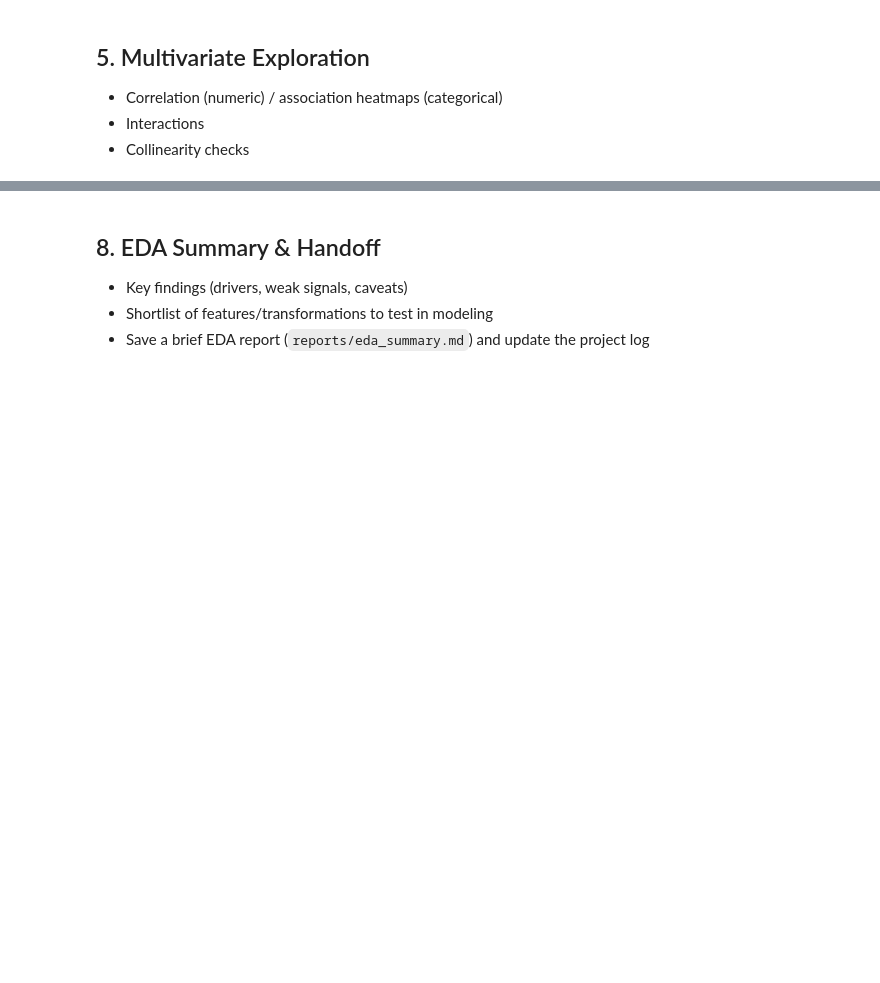
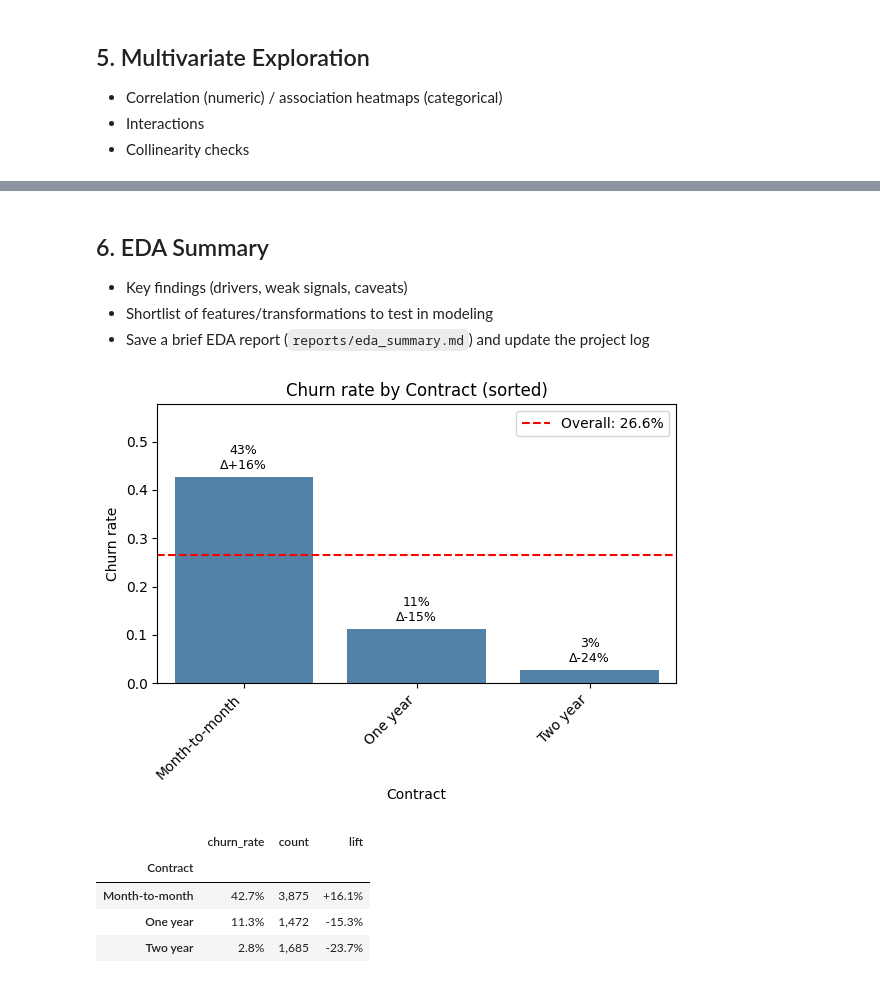
Before and after one commit to amschiltz/springboard_projects, a Jupyter notebook: Capstone_2/notebooks/02_telco_churn_eda_ams.ipynb, the cells around one changed output, grey strips where cells are left out. Cells and saved outputs as stored; diff of their text form; code cells hidden in the pictures; blank space fills up the shorter version.

```diff
--- a/Capstone_2/notebooks/02_telco_churn_eda_ams.ipynb
+++ b/Capstone_2/notebooks/02_telco_churn_eda_ams.ipynb
@@ -695,5 +587,61 @@ assoc_matrix = associations(telco_clean[categorical_vars],
 # %% [markdown]
-## 8. EDA Summary & Handoff
+## 6. EDA Summary
 - Key findings (drivers, weak signals, caveats)
 - Shortlist of features/transformations to test in modeling
 - Save a brief EDA report (`reports/eda_summary.md`) and update the project log
+# %%
+# Sorted churn-rate bar chart for a categorical feature (with baseline and lift)
+from IPython.display import display
+
+# Recompute baseline here for safety
+overall_churn_rate = telco_clean['Churn'].eq('Yes').mean()
+
+def plot_churn_rate_bar(col: str, annotate: bool = True):
+    """
+    Plot churn rate by category for the given column, sorted descending,
+    with a horizontal line at the overall churn rate and optional lift annotations.
+    Also prints a compact table with churn_rate, count, and lift.
+    """
+    # Basic checks
+    if col not in telco_clean.columns:
+        raise ValueError(f"Column '{col}' not in DataFrame.")
+    df = telco_clean[[col, 'Churn']].dropna()
+
+    # Churn rate by category and counts
+    rates = df.groupby(col)['Churn'].apply(lambda s: (s == 'Yes').mean()).rename('churn_rate')
+    counts = df[col].value_counts().rename('count')
+    out = pd.concat([rates, counts], axis=1).sort_values('churn_rate', ascending=False)
+
+    # Plot
+    plt.figure(figsize=(max(6, 0.6 * len(out)), 4.5))
+    ax = sns.barplot(x=out.index.astype(str), y=out['churn_rate'], color='steelblue')
+    ax.axhline(overall_churn_rate, color='red', linestyle='--', lw=1.5, label=f"Overall: {overall_churn_rate:.1%}")
+    ax.set_title(f"Churn rate by {col} (sorted)")
+    ax.set_ylabel('Churn rate')
+    ax.set_xlabel(col)
+    ax.set_ylim(0, min(1.0, out['churn_rate'].max() + 0.15))
+    ax.set_xticklabels(ax.get_xticklabels(), rotation=45, ha='right')
+    if annotate:
+        for i, (cat, row) in enumerate(out.iterrows()):
+            lift = row['churn_rate'] - overall_churn_rate
+            ax.text(i, row['churn_rate'] + 0.01, f"{row['churn_rate']:.0%}\nΔ{lift:+.0%}",
+                    ha='center', va='bottom', fontsize=9)
+    ax.legend()
+    plt.tight_layout()
+    plt.show()
+
+    # Table with lift (nice for quick scanning)
+    display(
+        out.assign(lift=out['churn_rate'] - overall_churn_rate)
+           .style.format({'churn_rate': '{:.1%}', 'lift': '{:+.1%}', 'count': '{:,.0f}'})
+    )
+
+# Example: start with a core driver
+plot_churn_rate_bar('Contract')  # try also: 'InternetService', 'PaymentMethod', 'tenure_group_eng', 'monthly_charges_bin_eng'
+# %% [output]
+[figure, added]
+|  | churn_rate | count | lift |
+| Contract |  |  |  |
+| Month-to-month | 42.7% | 3,875 | +16.1% |
+| One year | 11.3% | 1,472 | -15.3% |
+| Two year | 2.8% | 1,685 | -23.7% |
```
Also changed, not shown: parts of 21 cells of this notebook, 3 other files.
